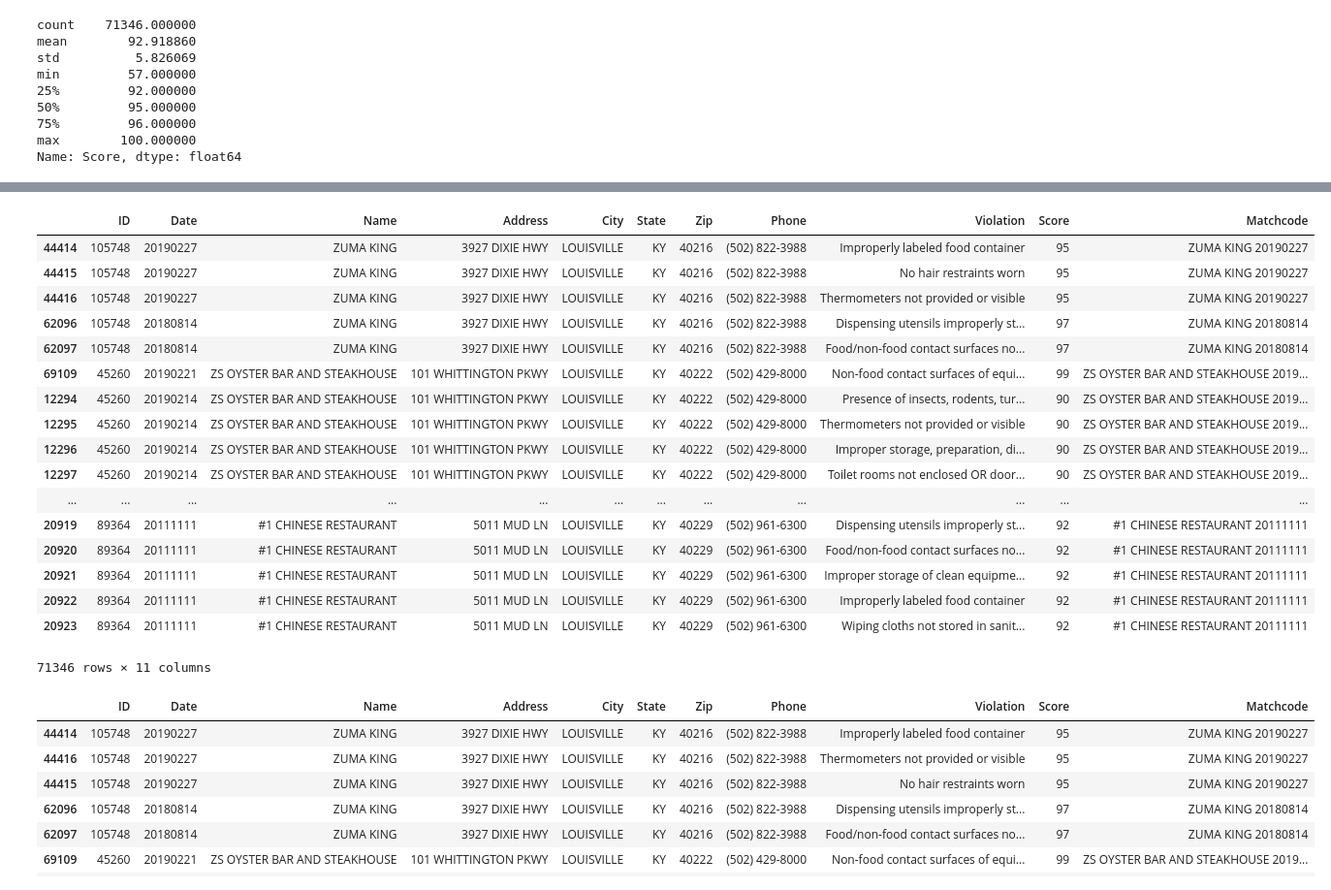
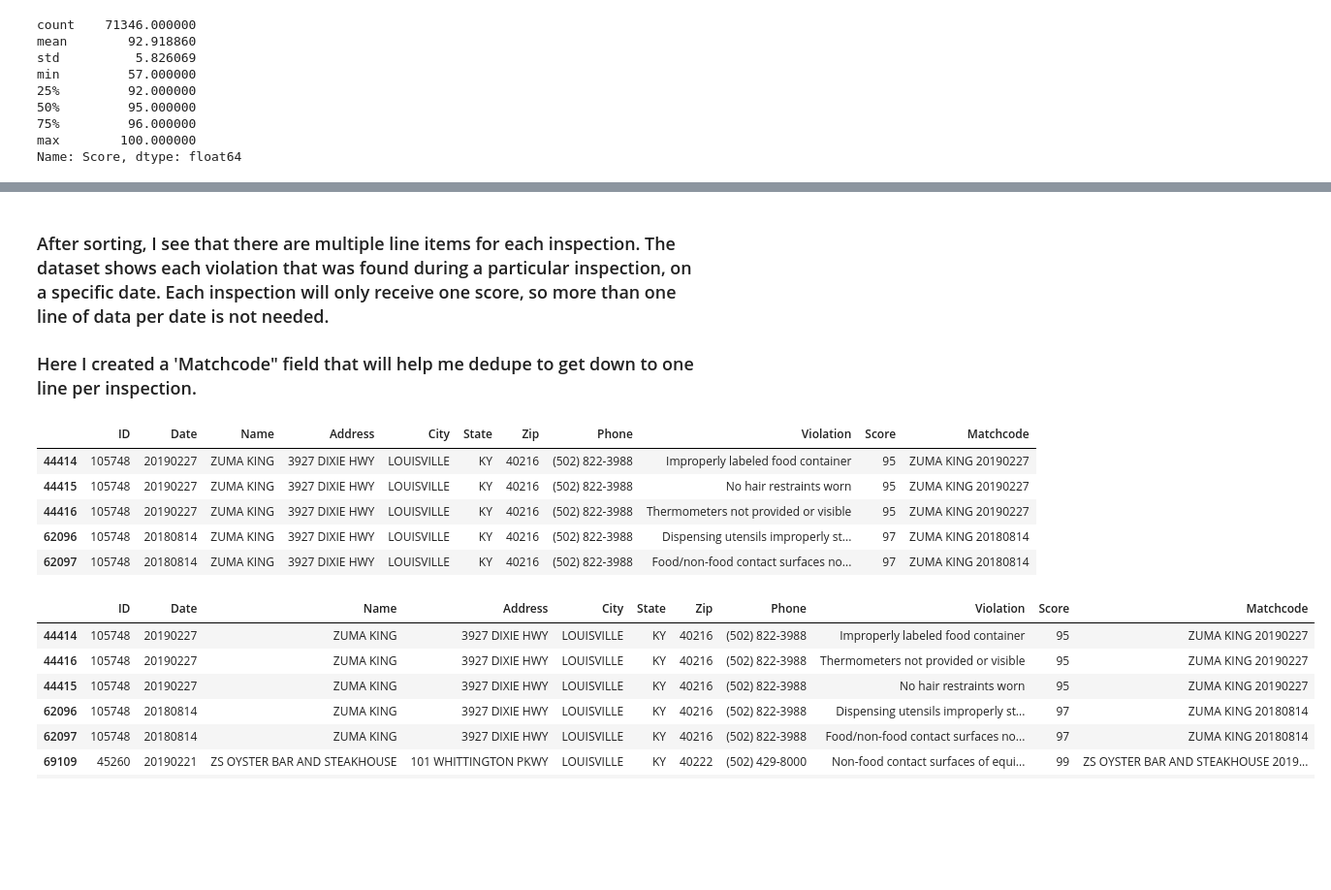
Before and after one commit to jordan-cole/Lou_Health_Inpections, a Jupyter notebook: Health Inspection Data Analysis.ipynb, the cells around one changed output, grey strips where cells are left out. Shown at 97% size. Cells and saved outputs as stored; diff of their text form; code cells hidden in the pictures; blank space fills up the shorter version.

```diff
--- a/Health Inspection Data Analysis.ipynb
+++ b/Health Inspection Data Analysis.ipynb
@@ -167,26 +166,17 @@ df
+# %% [markdown]
+### After sorting, I see that there are multiple line items for each inspection. The dataset shows each violation that was found during a particular inspection, on a specific date. Each inspection will only receive one score, so more than one line of data per date is not needed.
+### Here I created a 'Matchcode" field that will help me dedupe to get down to one line per inspection.
 # %%
 df['Matchcode'] = df['Name'] + ' ' + df['Date'].map(str)
 # %%
-df
+df.head()
 # %% [output]
 |  | ID | Date | Name | Address | City | State | Zip | Phone | Violation | Score | Matchcode |
 | 44414 | 105748 | 20190227 | ZUMA KING | 3927 DIXIE HWY | LOUISVILLE | KY | 40216 | (502) 822-3988 | Improperly labeled food container | 95 | ZUMA KING 20190227 |
 | 44415 | 105748 | 20190227 | ZUMA KING | 3927 DIXIE HWY | LOUISVILLE | KY | 40216 | (502) 822-3988 | No hair restraints worn | 95 | ZUMA KING 20190227 |
 | 44416 | 105748 | 20190227 | ZUMA KING | 3927 DIXIE HWY | LOUISVILLE | KY | 40216 | (502) 822-3988 | Thermometers not provided or visible | 95 | ZUMA KING 20190227 |
 | 62096 | 105748 | 20180814 | ZUMA KING | 3927 DIXIE HWY | LOUISVILLE | KY | 40216 | (502) 822-3988 | Dispensing utensils improperly st... | 97 | ZUMA KING 20180814 |
 | 62097 | 105748 | 20180814 | ZUMA KING | 3927 DIXIE HWY | LOUISVILLE | KY | 40216 | (502) 822-3988 | Food/non-food contact surfaces no... | 97 | ZUMA KING 20180814 |
-| 69109 | 45260 | 20190221 | ZS OYSTER BAR AND STEAKHOUSE | 101 WHITTINGTON PKWY | LOUISVILLE | KY | 40222 | (502) 429-8000 | Non-food contact surfaces of equi... | 99 | ZS OYSTER BAR AND STEAKHOUSE 2019... |
-| 12294 | 45260 | 20190214 | ZS OYSTER BAR AND STEAKHOUSE | 101 WHITTINGTON PKWY | LOUISVILLE | KY | 40222 | (502) 429-8000 | Presence of insects, rodents, tur... | 90 | ZS OYSTER BAR AND STEAKHOUSE 2019... |
-| 12295 | 45260 | 20190214 | ZS OYSTER BAR AND STEAKHOUSE | 101 WHITTINGTON PKWY | LOUISVILLE | KY | 40222 | (502) 429-8000 | Thermometers not provided or visible | 90 | ZS OYSTER BAR AND STEAKHOUSE 2019... |
-| 12296 | 45260 | 20190214 | ZS OYSTER BAR AND STEAKHOUSE | 101 WHITTINGTON PKWY | LOUISVILLE | KY | 40222 | (502) 429-8000 | Improper storage, preparation, di... | 90 | ZS OYSTER BAR AND STEAKHOUSE 2019... |
-| 12297 | 45260 | 20190214 | ZS OYSTER BAR AND STEAKHOUSE | 101 WHITTINGTON PKWY | LOUISVILLE | KY | 40222 | (502) 429-8000 | Toilet rooms not enclosed OR door... | 90 | ZS OYSTER BAR AND STEAKHOUSE 2019... |
-| ... | ... | ... | ... | ... | ... | ... | ... | ... | ... | ... | ... |
-| 20919 | 89364 | 20111111 | #1 CHINESE RESTAURANT | 5011 MUD LN | LOUISVILLE | KY | 40229 | (502) 961-6300 | Dispensing utensils improperly st... | 92 | #1 CHINESE RESTAURANT 20111111 |
-| 20920 | 89364 | 20111111 | #1 CHINESE RESTAURANT | 5011 MUD LN | LOUISVILLE | KY | 40229 | (502) 961-6300 | Food/non-food contact surfaces no... | 92 | #1 CHINESE RESTAURANT 20111111 |
-| 20921 | 89364 | 20111111 | #1 CHINESE RESTAURANT | 5011 MUD LN | LOUISVILLE | KY | 40229 | (502) 961-6300 | Improper storage of clean equipme... | 92 | #1 CHINESE RESTAURANT 20111111 |
-| 20922 | 89364 | 20111111 | #1 CHINESE RESTAURANT | 5011 MUD LN | LOUISVILLE | KY | 40229 | (502) 961-6300 | Improperly labeled food container | 92 | #1 CHINESE RESTAURANT 20111111 |
-| 20923 | 89364 | 20111111 | #1 CHINESE RESTAURANT | 5011 MUD LN | LOUISVILLE | KY | 40229 | (502) 961-6300 | Wiping cloths not stored in sanit... | 92 | #1 CHINESE RESTAURANT 20111111 |
-71346 rows × 11 columns
 # %%
 df = df.sort_values(by=['Matchcode'], ascending=False)
 
```
Also changed, not shown: parts of 24 cells of this notebook, 2 other files.
